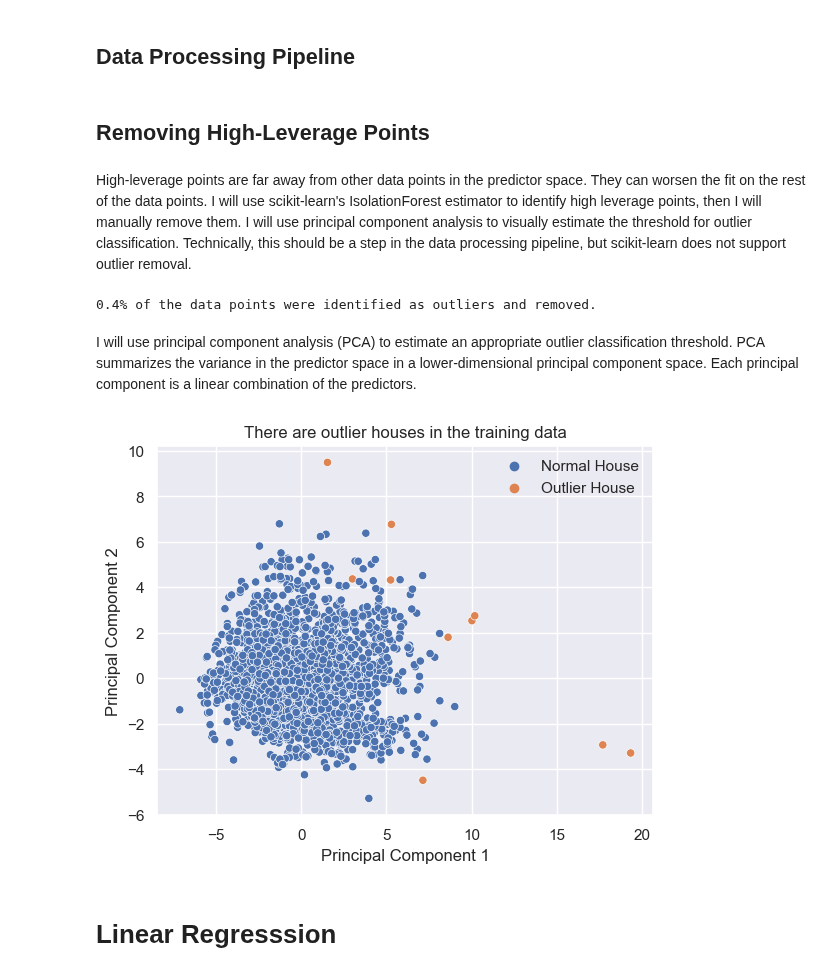
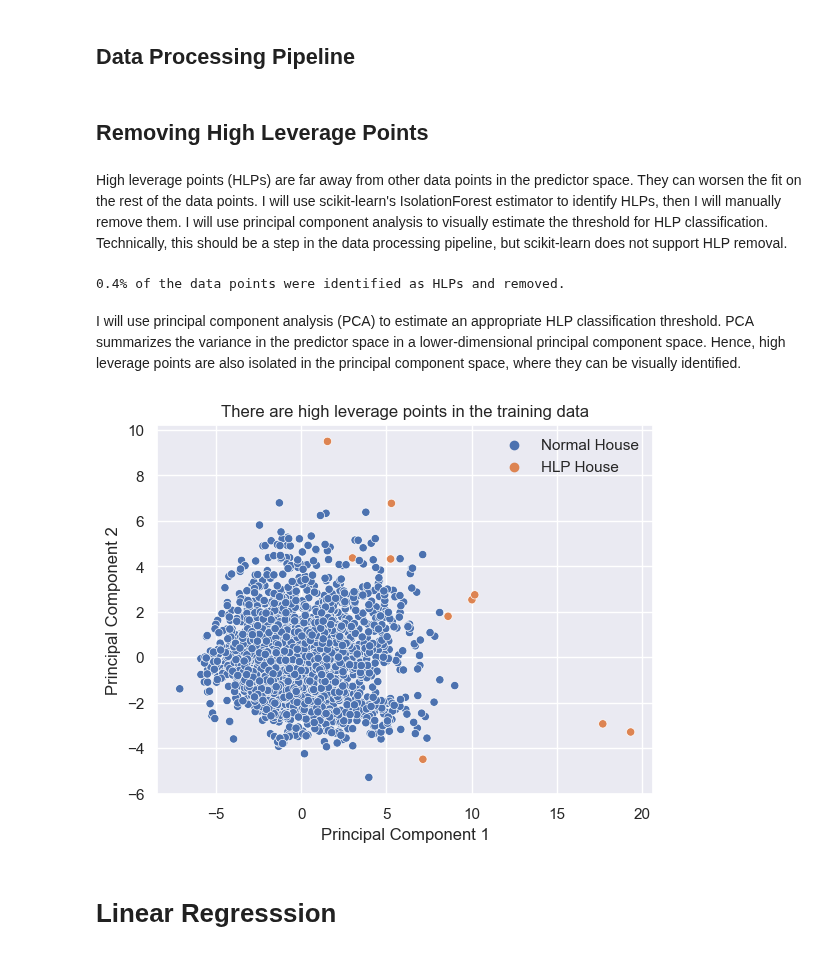
Before and after one commit to blue-fish-0/Data-Analytics-Projects, a Jupyter notebook: House Prices Prediction/house-prices-prediction.ipynb, the cells around one changed output. Cells and saved outputs as stored; diff of their text form; code cells hidden in the pictures.

```diff
--- a/House Prices Prediction/house-prices-prediction.ipynb
+++ b/House Prices Prediction/house-prices-prediction.ipynb
@@ -168,7 +168,7 @@ I will use scikit-learn's KNNImputer transformer to impute missing data. For eac
 # %%
 data_processing = make_pipeline(StandardScaler(), KNNImputer())
 # %% [markdown]
-## Removing High-Leverage Points
+## Removing High Leverage Points
 # %% [markdown]
-High-leverage points are far away from other data points in the predictor space. They can worsen the fit on the rest of the data points. I will use scikit-learn's IsolationForest estimator to identify high leverage points, then I will manually remove them. I will use principal component analysis to visually estimate the threshold for outlier classification. Technically, this should be a step in the data processing pipeline, but scikit-learn does not support outlier removal.
+High leverage points (HLPs) are far away from other data points in the predictor space. They can worsen the fit on the rest of the data points. I will use scikit-learn's IsolationForest estimator to identify HLPs, then I will manually remove them. I will use principal component analysis to visually estimate the threshold for HLP classification. Technically, this should be a step in the data processing pipeline, but scikit-learn does not support HLP removal.
 # %%
@@ -183,27 +183,27 @@ def remove_outliers(pred_outlier: np.ndarray, X: pd.DataFrame, y: pd.Series) ->
 # %%
-X_train_old = X_train # keep a copy to plot the removed outliers
-outlier = make_pipeline(data_processing, IsolationForest(random_state=42, contamination=0.004))
-outlier.fit(X_train)
-X_train, y_train = remove_outliers(outlier.predict(X_train), X_train, y_train)
+X_train_old = X_train # keep a copy to plot the removed HLPs
+hlp = make_pipeline(data_processing, IsolationForest(random_state=42, contamination=0.004))
+hlp.fit(X_train)
+X_train, y_train = remove_HLP(hlp.predict(X_train), X_train, y_train)
 # %% [output]
-0.4% of the data points were identified as outliers and removed.
+0.4% of the data points were identified as HLPs and removed.
 # %% [markdown]
-I will use principal component analysis (PCA) to estimate an appropriate outlier classification threshold. PCA summarizes the variance in the predictor space in a lower-dimensional principal component space. Each principal component is a linear combination of the predictors.
+I will use principal component analysis (PCA) to estimate an appropriate HLP classification threshold. PCA summarizes the variance in the predictor space in a lower-dimensional principal component space. Hence, high leverage points are also isolated in the principal component space, where they can be visually identified.
 # %%
 pca = make_pipeline(data_processing, PCA(n_components=2))
 pc_scores = pd.DataFrame(pca.fit_transform(X_train_old), columns=["PC1", "PC2"])
-is_an_outlier = pd.Series((outlier.predict(X_train_old) == -1), name="is_an_outlier")
-pc_scores = pd.concat([pc_scores, is_an_outlier], axis=1)
+is_HLP = pd.Series((hlp.predict(X_train_old) == -1), name="is_HLP")
+pc_scores = pd.concat([pc_scores, is_HLP], axis=1)
 
-ax = sns.scatterplot(data=pc_scores, x="PC1", y="PC2", hue="is_an_outlier")
-plt.title("There are outlier houses in the training data")
+ax = sns.scatterplot(data=pc_scores, x="PC1", y="PC2", hue="is_HLP")
+plt.title("There are high leverage points in the training data")
 plt.xlabel("Principal Component 1")
 plt.ylabel("Principal Component 2")
 handles, labels  =  ax.get_legend_handles_labels()
-plt.legend(handles, ["Normal House", "Outlier House"], frameon=False)
+plt.legend(handles, ["Normal House", "HLP House"], frameon=False)
 plt.show()
 # %% [output]
-[figure, old version]
+[figure, new version]
 # %% [markdown]
 # Linear Regresssion
 # %% [markdown]
```
Also changed, not shown: parts of 2 cells of this notebook.
